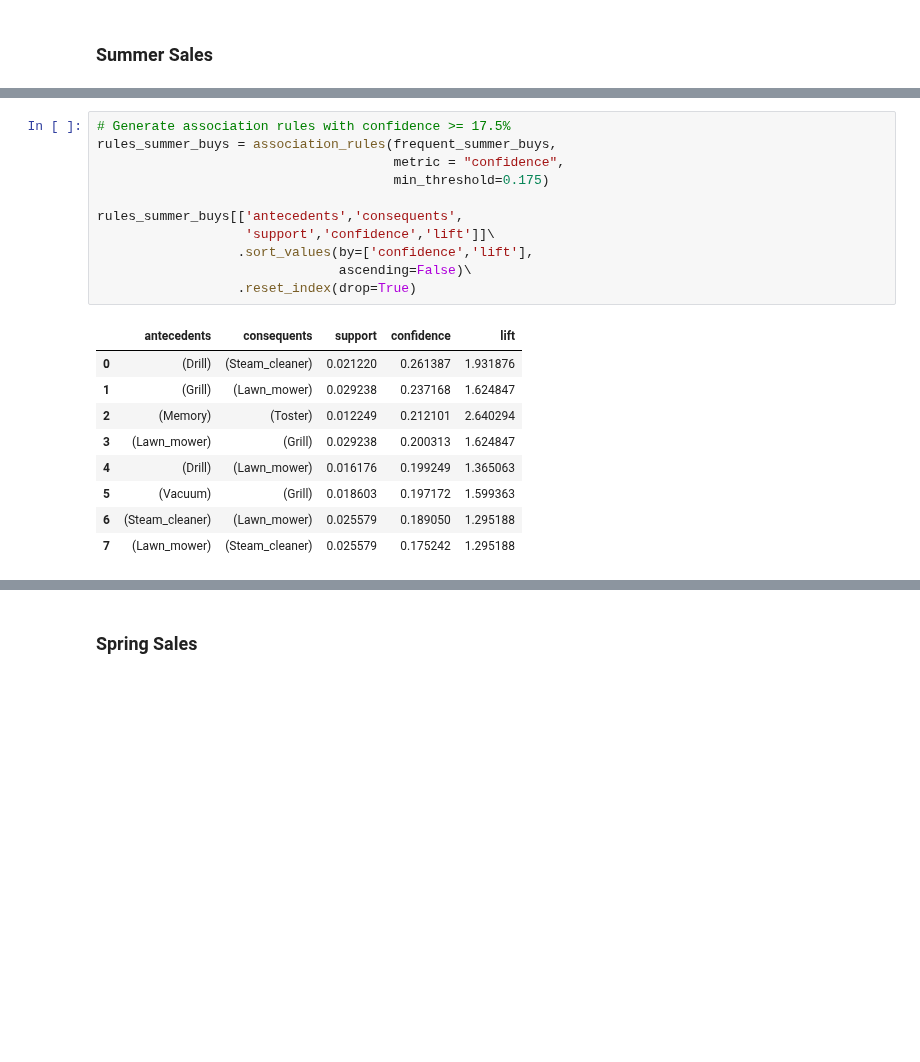
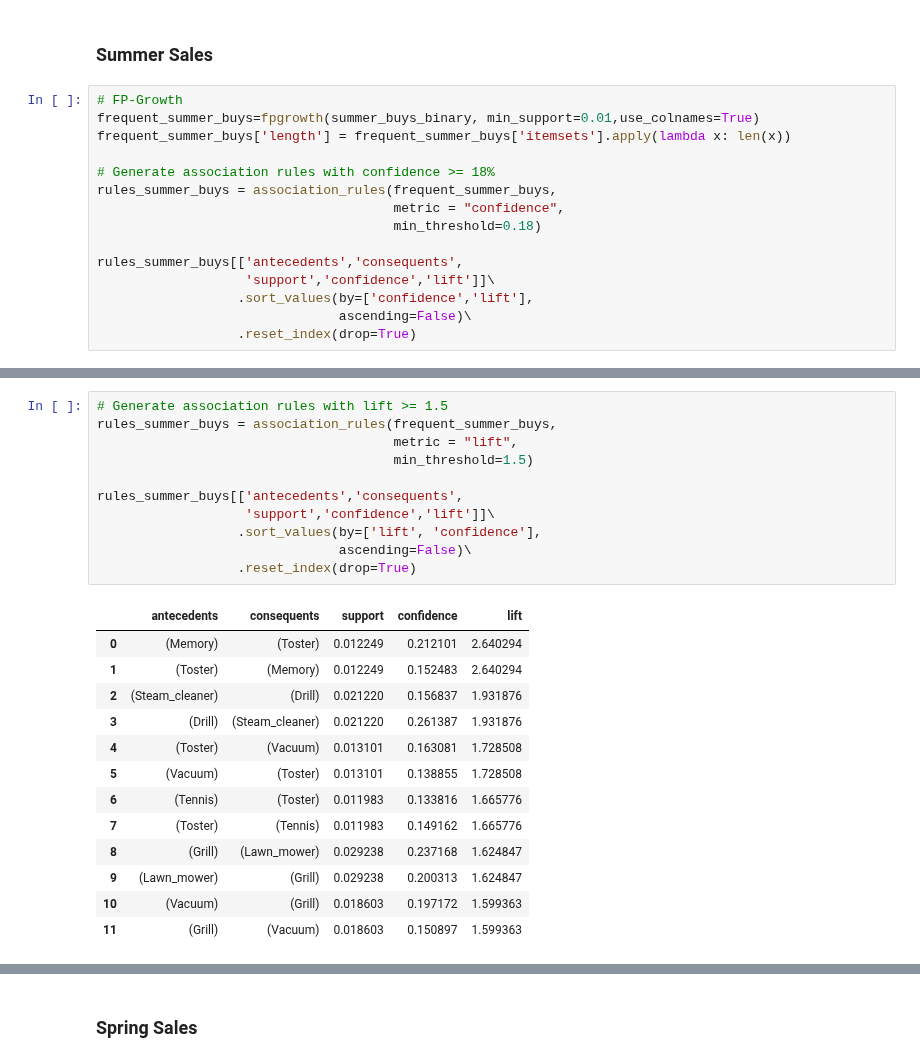
Before and after one commit to flpsantos3/PD_01, a Jupyter notebook: PD_202021_P1.ipynb, the cells around one changed output, grey strips where cells are left out. Saved outputs shown, nothing was run; the diff lists cells and outputs as text; blank space fills up the shorter version.

```diff
--- a/PD_202021_P1.ipynb
+++ b/PD_202021_P1.ipynb
@@ -991,2 +993,17 @@ The list of products clicked in the Spring, like the sales for this season, does
 # %% [markdown]
 ### Summer Sales
+# %%
+# FP-Growth
+frequent_summer_buys=fpgrowth(summer_buys_binary, min_support=0.01,use_colnames=True)
+frequent_summer_buys['length'] = frequent_summer_buys['itemsets'].apply(lambda x: len(x))
+
+# Generate association rules with confidence >= 18%
+rules_summer_buys = association_rules(frequent_summer_buys,
+                                      metric = "confidence",
+                                      min_threshold=0.18)
+
+rules_summer_buys[['antecedents','consequents',
+                   'support','confidence','lift']]\
+                  .sort_values(by=['confidence','lift'],
+                               ascending=False)\
+                  .reset_index(drop=True)
@@ -993,22 +1019,26 @@ The list of products clicked in the Spring, like the sales for this season, does
 # %%
-# Generate association rules with confidence >= 17.5%
+# Generate association rules with lift >= 1.5
 rules_summer_buys = association_rules(frequent_summer_buys,
-                                      metric = "confidence",
-                                      min_threshold=0.175)
+                                      metric = "lift",
+                                      min_threshold=1.5)
 
 rules_summer_buys[['antecedents','consequents',
                    'support','confidence','lift']]\
-                  .sort_values(by=['confidence','lift'],
+                  .sort_values(by=['lift', 'confidence'],
                                ascending=False)\
                   .reset_index(drop=True)
 # %% [output]
 |  | antecedents | consequents | support | confidence | lift |
-| 0 | (Drill) | (Steam_cleaner) | 0.021220 | 0.261387 | 1.931876 |
-| 1 | (Grill) | (Lawn_mower) | 0.029238 | 0.237168 | 1.624847 |
-| 2 | (Memory) | (Toster) | 0.012249 | 0.212101 | 2.640294 |
-| 3 | (Lawn_mower) | (Grill) | 0.029238 | 0.200313 | 1.624847 |
-| 4 | (Drill) | (Lawn_mower) | 0.016176 | 0.199249 | 1.365063 |
-| 5 | (Vacuum) | (Grill) | 0.018603 | 0.197172 | 1.599363 |
-| 6 | (Steam_cleaner) | (Lawn_mower) | 0.025579 | 0.189050 | 1.295188 |
-| 7 | (Lawn_mower) | (Steam_cleaner) | 0.025579 | 0.175242 | 1.295188 |
+| 0 | (Memory) | (Toster) | 0.012249 | 0.212101 | 2.640294 |
+| 1 | (Toster) | (Memory) | 0.012249 | 0.152483 | 2.640294 |
+| 2 | (Steam_cleaner) | (Drill) | 0.021220 | 0.156837 | 1.931876 |
+| 3 | (Drill) | (Steam_cleaner) | 0.021220 | 0.261387 | 1.931876 |
+| 4 | (Toster) | (Vacuum) | 0.013101 | 0.163081 | 1.728508 |
+| 5 | (Vacuum) | (Toster) | 0.013101 | 0.138855 | 1.728508 |
+| 6 | (Tennis) | (Toster) | 0.011983 | 0.133816 | 1.665776 |
+| 7 | (Toster) | (Tennis) | 0.011983 | 0.149162 | 1.665776 |
+| 8 | (Grill) | (Lawn_mower) | 0.029238 | 0.237168 | 1.624847 |
+| 9 | (Lawn_mower) | (Grill) | 0.029238 | 0.200313 | 1.624847 |
+| 10 | (Vacuum) | (Grill) | 0.018603 | 0.197172 | 1.599363 |
+| 11 | (Grill) | (Vacuum) | 0.018603 | 0.150897 | 1.599363 |
 # %%
```
Also changed, not shown: parts of 17 cells of this notebook.
